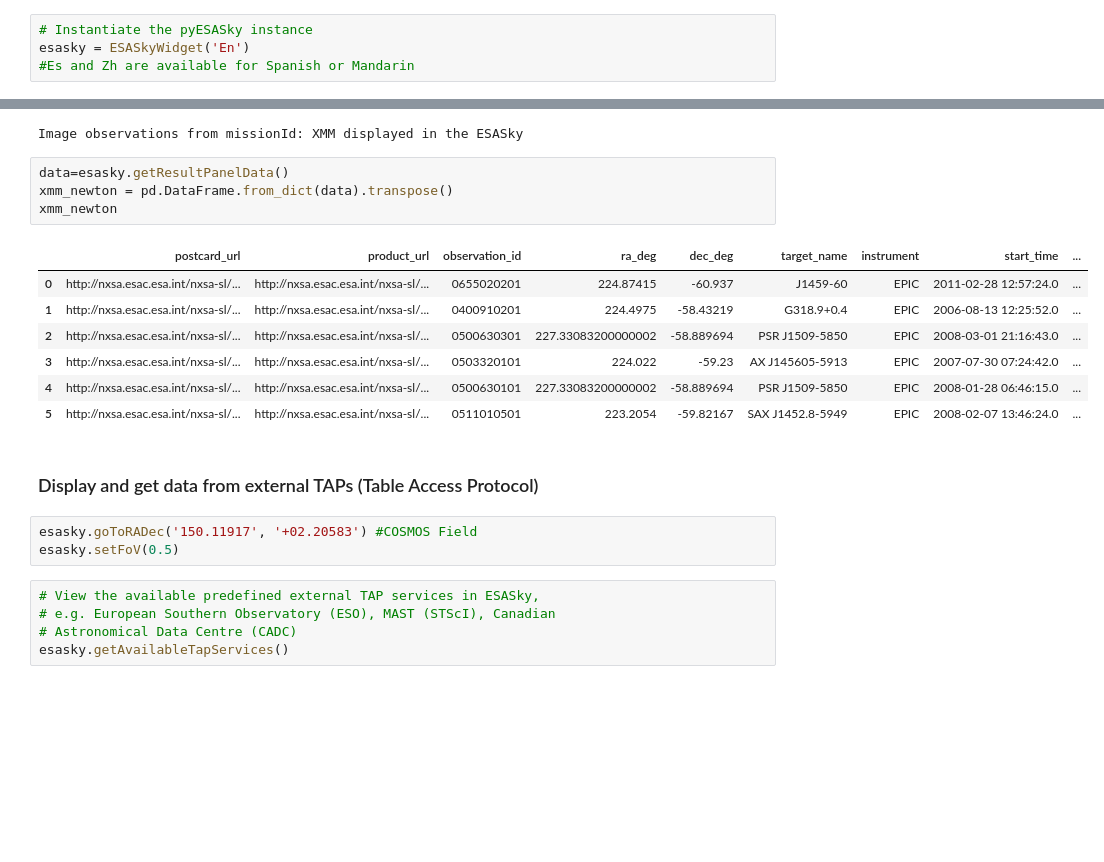
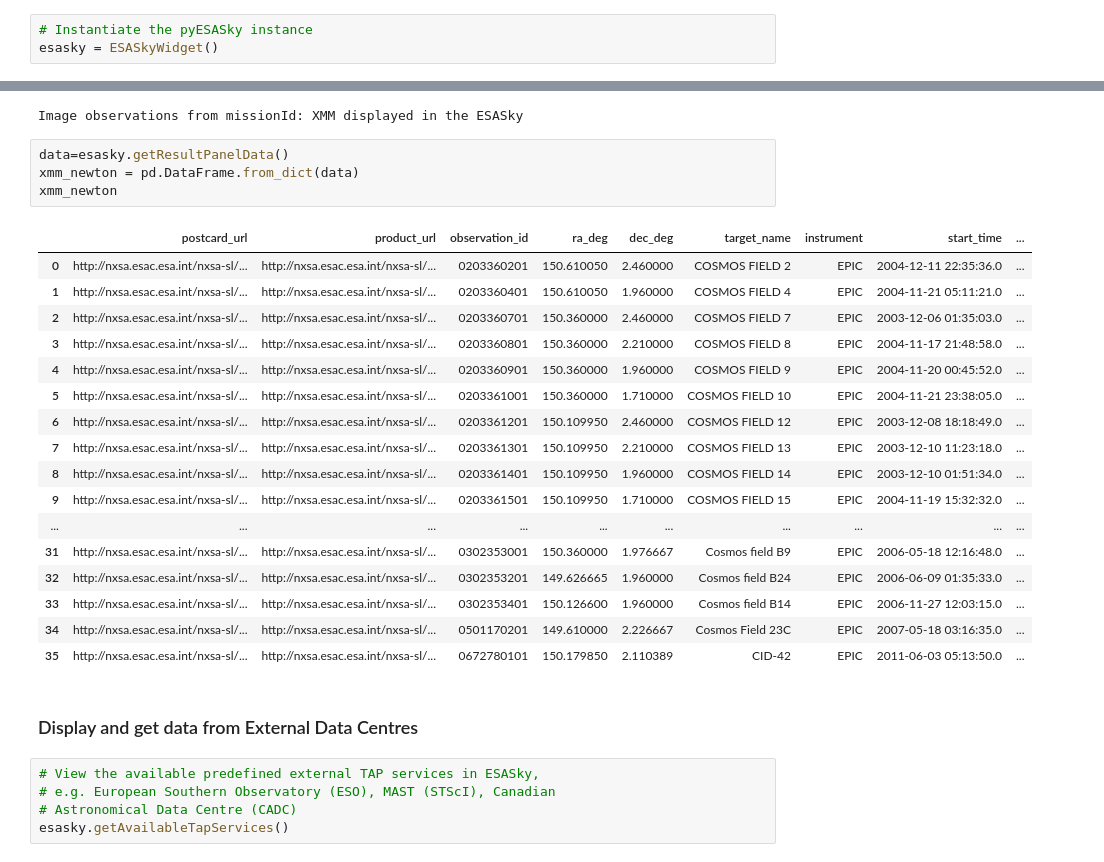
Before and after one commit to esdc-esac-esa-int/pyesasky, a Jupyter notebook: samples/What_can_you_do_with_pyESASky.ipynb, the cells around one changed output, grey strips where cells are left out. Cells and saved outputs as stored; diff of their text form; blank space fills up the shorter version.

```diff
--- a/samples/What_can_you_do_with_pyESASky.ipynb
+++ b/samples/What_can_you_do_with_pyESASky.ipynb
@@ -33,8 +33,7 @@ from pyesasky import MetadataType
 import pandas as pd
 # %%
 # Instantiate the pyESASky instance
-esasky = ESASkyWidget('En')
-#Es and Zh are available for Spanish or Mandarin
+esasky = ESASkyWidget()
 # %% [markdown]
 All of the functions are now documented. Use the IPython ? magic to read about the function. Use tab to complete function names etc:
 # %%
@@ -230,21 +198,28 @@ esasky.plotObservations('XMM')
 Image observations from missionId: XMM displayed in the ESASky
 # %%
 data=esasky.getResultPanelData()
-xmm_newton = pd.DataFrame.from_dict(data).transpose()
+xmm_newton = pd.DataFrame.from_dict(data)
 xmm_newton
 # %% [output]
 |  | postcard_url | product_url | observation_id | ra_deg | dec_deg | target_name | instrument | start_time | ... |
-| 0 | http://nxsa.esac.esa.int/nxsa-sl/... | http://nxsa.esac.esa.int/nxsa-sl/... | 0655020201 | 224.87415 | -60.937 | J1459-60 | EPIC | 2011-02-28 12:57:24.0 | ... |
-| 1 | http://nxsa.esac.esa.int/nxsa-sl/... | http://nxsa.esac.esa.int/nxsa-sl/... | 0400910201 | 224.4975 | -58.43219 | G318.9+0.4 | EPIC | 2006-08-13 12:25:52.0 | ... |
-| 2 | http://nxsa.esac.esa.int/nxsa-sl/... | http://nxsa.esac.esa.int/nxsa-sl/... | 0500630301 | 227.33083200000002 | -58.889694 | PSR J1509-5850 | EPIC | 2008-03-01 21:16:43.0 | ... |
-| 3 | http://nxsa.esac.esa.int/nxsa-sl/... | http://nxsa.esac.esa.int/nxsa-sl/... | 0503320101 | 224.022 | -59.23 | AX J145605-5913 | EPIC | 2007-07-30 07:24:42.0 | ... |
-| 4 | http://nxsa.esac.esa.int/nxsa-sl/... | http://nxsa.esac.esa.int/nxsa-sl/... | 0500630101 | 227.33083200000002 | -58.889694 | PSR J1509-5850 | EPIC | 2008-01-28 06:46:15.0 | ... |
-| 5 | http://nxsa.esac.esa.int/nxsa-sl/... | http://nxsa.esac.esa.int/nxsa-sl/... | 0511010501 | 223.2054 | -59.82167 | SAX J1452.8-5949 | EPIC | 2008-02-07 13:46:24.0 | ... |
+| 0 | http://nxsa.esac.esa.int/nxsa-sl/... | http://nxsa.esac.esa.int/nxsa-sl/... | 0203360201 | 150.610050 | 2.460000 | COSMOS FIELD 2 | EPIC | 2004-12-11 22:35:36.0 | ... |
+| 1 | http://nxsa.esac.esa.int/nxsa-sl/... | http://nxsa.esac.esa.int/nxsa-sl/... | 0203360401 | 150.610050 | 1.960000 | COSMOS FIELD 4 | EPIC | 2004-11-21 05:11:21.0 | ... |
+| 2 | http://nxsa.esac.esa.int/nxsa-sl/... | http://nxsa.esac.esa.int/nxsa-sl/... | 0203360701 | 150.360000 | 2.460000 | COSMOS FIELD 7 | EPIC | 2003-12-06 01:35:03.0 | ... |
+| 3 | http://nxsa.esac.esa.int/nxsa-sl/... | http://nxsa.esac.esa.int/nxsa-sl/... | 0203360801 | 150.360000 | 2.210000 | COSMOS FIELD 8 | EPIC | 2004-11-17 21:48:58.0 | ... |
+| 4 | http://nxsa.esac.esa.int/nxsa-sl/... | http://nxsa.esac.esa.int/nxsa-sl/... | 0203360901 | 150.360000 | 1.960000 | COSMOS FIELD 9 | EPIC | 2004-11-20 00:45:52.0 | ... |
+| 5 | http://nxsa.esac.esa.int/nxsa-sl/... | http://nxsa.esac.esa.int/nxsa-sl/... | 0203361001 | 150.360000 | 1.710000 | COSMOS FIELD 10 | EPIC | 2004-11-21 23:38:05.0 | ... |
+| 6 | http://nxsa.esac.esa.int/nxsa-sl/... | http://nxsa.esac.esa.int/nxsa-sl/... | 0203361201 | 150.109950 | 2.460000 | COSMOS FIELD 12 | EPIC | 2003-12-08 18:18:49.0 | ... |
+| 7 | http://nxsa.esac.esa.int/nxsa-sl/... | http://nxsa.esac.esa.int/nxsa-sl/... | 0203361301 | 150.109950 | 2.210000 | COSMOS FIELD 13 | EPIC | 2003-12-10 11:23:18.0 | ... |
+| 8 | http://nxsa.esac.esa.int/nxsa-sl/... | http://nxsa.esac.esa.int/nxsa-sl/... | 0203361401 | 150.109950 | 1.960000 | COSMOS FIELD 14 | EPIC | 2003-12-10 01:51:34.0 | ... |
+| 9 | http://nxsa.esac.esa.int/nxsa-sl/... | http://nxsa.esac.esa.int/nxsa-sl/... | 0203361501 | 150.109950 | 1.710000 | COSMOS FIELD 15 | EPIC | 2004-11-19 15:32:32.0 | ... |
+| ... | ... | ... | ... | ... | ... | ... | ... | ... | ... |
+| 31 | http://nxsa.esac.esa.int/nxsa-sl/... | http://nxsa.esac.esa.int/nxsa-sl/... | 0302353001 | 150.360000 | 1.976667 | Cosmos field B9 | EPIC | 2006-05-18 12:16:48.0 | ... |
+| 32 | http://nxsa.esac.esa.int/nxsa-sl/... | http://nxsa.esac.esa.int/nxsa-sl/... | 0302353201 | 149.626665 | 1.960000 | Cosmos field B24 | EPIC | 2006-06-09 01:35:33.0 | ... |
+| 33 | http://nxsa.esac.esa.int/nxsa-sl/... | http://nxsa.esac.esa.int/nxsa-sl/... | 0302353401 | 150.126600 | 1.960000 | Cosmos field B14 | EPIC | 2006-11-27 12:03:15.0 | ... |
+| 34 | http://nxsa.esac.esa.int/nxsa-sl/... | http://nxsa.esac.esa.int/nxsa-sl/... | 0501170201 | 149.610000 | 2.226667 | Cosmos Field 23C | EPIC | 2007-05-18 03:16:35.0 | ... |
+| 35 | http://nxsa.esac.esa.int/nxsa-sl/... | http://nxsa.esac.esa.int/nxsa-sl/... | 0672780101 | 150.179850 | 2.110389 | CID-42 | EPIC | 2011-06-03 05:13:50.0 | ... |
 # %% [markdown]
-### Display and get data from external TAPs (Table Access Protocol)
+### Display and get data from External Data Centres
-# %%
-esasky.goToRADec('150.11917', '+02.20583') #COSMOS Field
-esasky.setFoV(0.5)
 # %%
 # View the available predefined external TAP services in ESASky,
 # e.g. European Southern Observatory (ESO), MAST (STScI), Canadian
```
Also changed, not shown: parts of 44 cells of this notebook.
